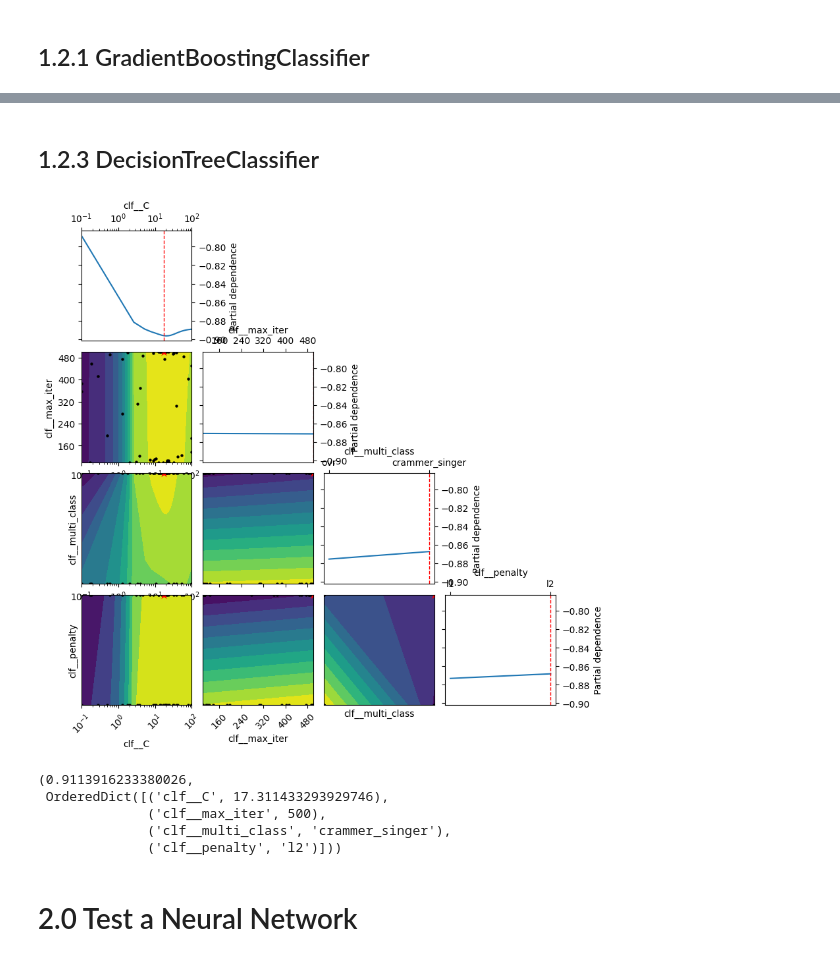
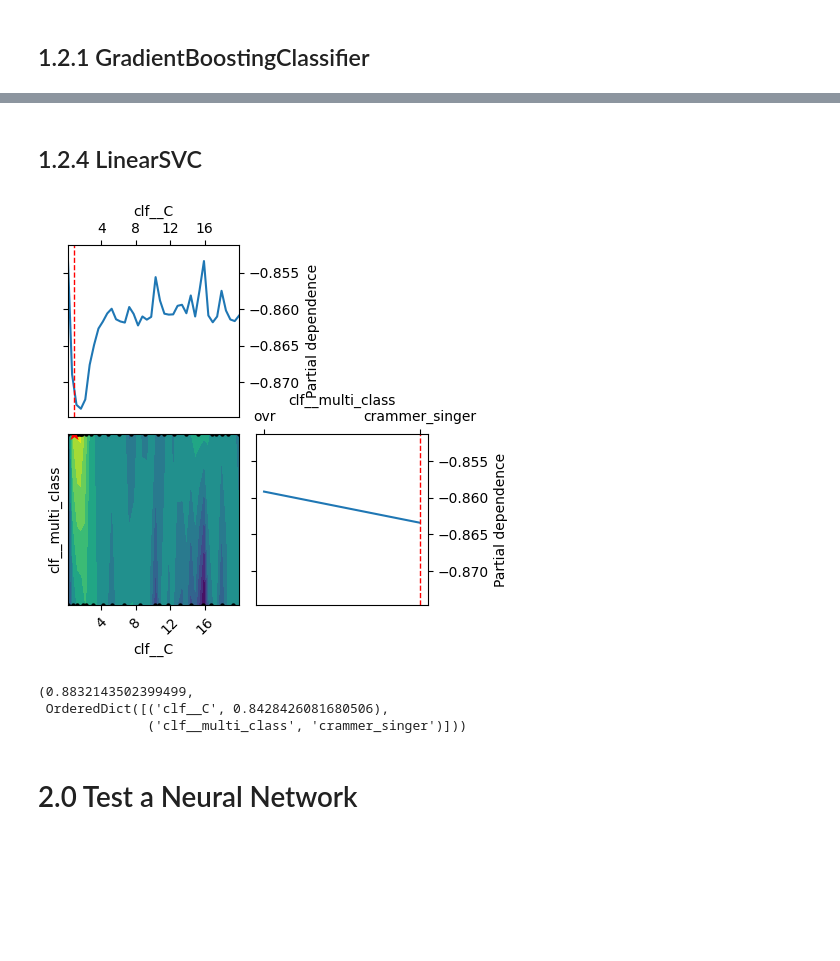
Before and after one commit to mariscoglio/bio482_cell_classifier, a Jupyter notebook: model_eval_wesley.ipynb, the cells around one changed output, grey strips where cells are left out. Cells and saved outputs as stored; diff of their text form; code cells hidden in the pictures; blank space fills up the shorter version.

```diff
--- a/model_eval_wesley.ipynb
+++ b/model_eval_wesley.ipynb
@@ -35,10 +27,7 @@ import torch
 # %% [markdown]
 # 0.0 Load raw prediction data for the free whisking setting
 # %%
-# data_ohe_scaled_constant_free_filled = pd.read_csv("data_ohe_scaled_constant_free_filled.csv")
-# data_ohe_scaled_constant_free_filled
-
-raw_predictors_free_whisking = pd.read_csv("raw_predictors_free_whisking.csv")
-raw_predictors_free_whisking = raw_predictors_free_whisking.drop(["Cell_tdTomatoExpressing", "Cell_APThreshold_Slope", "Cell_Depth", "Cell_Layer"], axis=1)
+raw_predictors_free_whisking = pd.read_csv("raw_predictors.csv")
+# raw_predictors_free_whisking = raw_predictors_free_whisking.drop(["Cell_tdTomatoExpressing", "Cell_APThreshold_Slope", "Cell_Depth", "Cell_Layer"], axis=1)
 raw_predictors_free_whisking
 # %% [output]
@@ -261,36 +289,35 @@ KeyboardInterrupt:
 # %% [markdown]
-## 1.2.3 DecisionTreeClassifier
+## 1.2.4 LinearSVC
 # %%
 clf_pipe = deepcopy(preprocessing_pipe)
 clf_pipe.steps.append(
-    ("clf",  DecisionTreeClassifier(random_state=0, class_weight=class_weights))
+    ("clf",  LinearSVC(random_state=0, class_weight=class_weights))
 )
 opt = BayesSearchCV(
     clf_pipe,
     {
-        "clf__criterion": Categorical(['gini', 'entropy', 'log_loss']),
-        "clf__splitter": Categorical(['best', 'random']),
-        "clf__max_depth": Integer(2, 8)
+        # "clf__penalty": Categorical(['l1', 'l2']),
+        # "clf__loss": Categorical(['squared_hinge', 'hinge']),
+        "clf__C": Real(1e-1, 20, "uniform"),
+        "clf__multi_class": Categorical(['ovr', 'crammer_singer']),
     },
-    n_iter=60,
+    n_iter=50,
     cv=StratifiedKFold(n_splits=5, shuffle=True, random_state=0),
     random_state=0,
     scoring="f1_weighted",
 )
 opt.fit(
     X = raw_predictors_free_whisking.drop("cell_type", axis=1),
     y = raw_predictors_free_whisking["cell_type"]
 )
 plot_objective(opt.optimizer_results_[0])
 plt.show()
 opt.best_score_, opt.best_params_
 # %% [output]
-[figure, old version]
+[figure, new version]
-(0.9113916233380026,
- OrderedDict([('clf__C', 17.311433293929746),
-              ('clf__max_iter', 500),
-              ('clf__multi_class', 'crammer_singer'),
-              ('clf__penalty', 'l2')]))
+(0.8832143502399499,
+ OrderedDict([('clf__C', 0.8428426081680506),
+              ('clf__multi_class', 'crammer_singer')]))
 # %% [markdown]
 # 2.0 Test a Neural Network
 # %%
```
Also changed, not shown: parts of 13 cells of this notebook, 1 other file.
